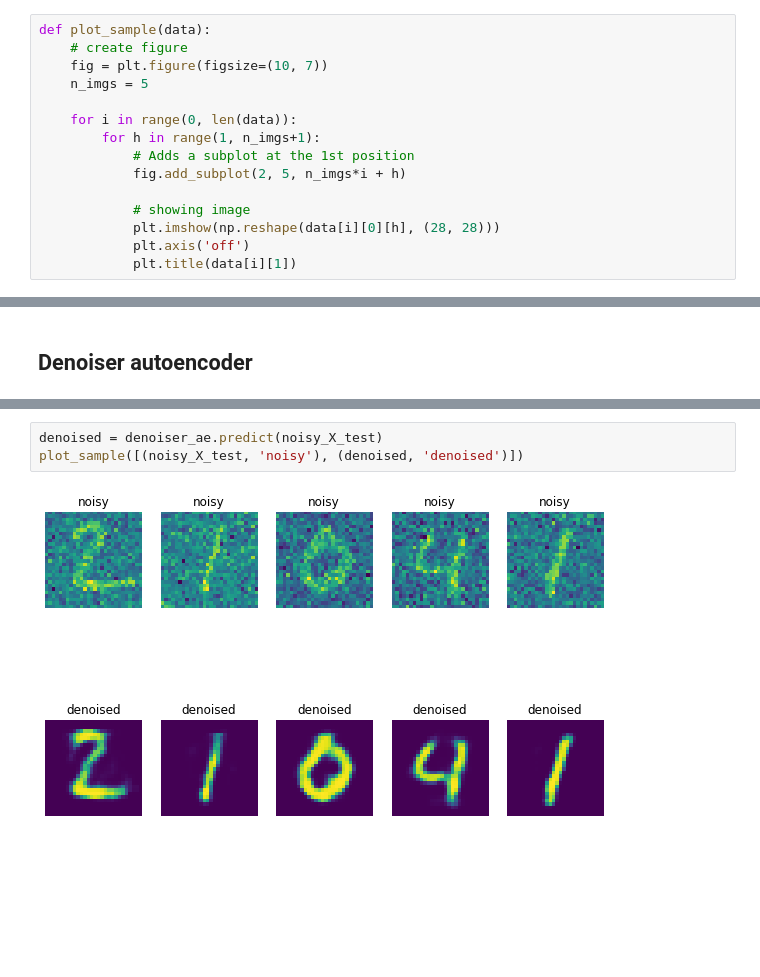
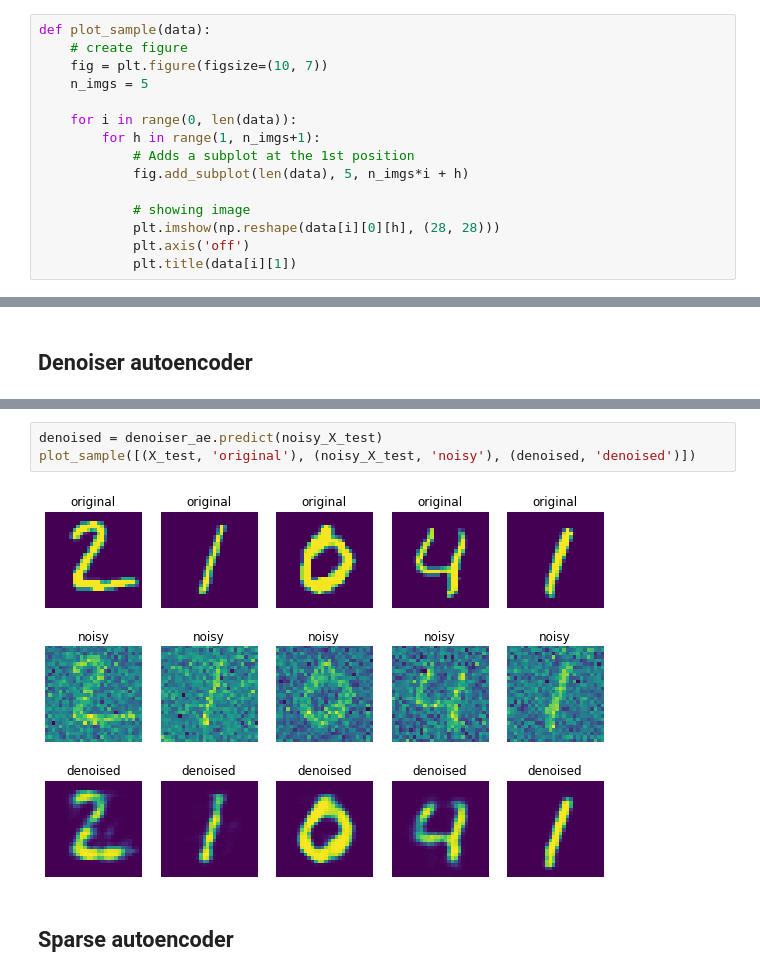
Before and after one commit to Hugand/ml-autoencoders, a Jupyter notebook: autoencoders-intro.ipynb, the cells around one changed output, grey strips where cells are left out. Saved outputs shown, nothing was run; the diff lists cells and outputs as text; blank space fills up the shorter version.

```diff
--- a/autoencoders-intro.ipynb
+++ b/autoencoders-intro.ipynb
@@ -20,7 +22,7 @@ def plot_sample(data):
     for i in range(0, len(data)):
         for h in range(1, n_imgs+1):
             # Adds a subplot at the 1st position
-            fig.add_subplot(2, 5, n_imgs*i + h)
+            fig.add_subplot(len(data), 5, n_imgs*i + h)
 
             # showing image
             plt.imshow(np.reshape(data[i][0][h], (28, 28)))
@@ -166,6 +168,8 @@ Epoch 3/3
 <tensorflow.python.keras.callbacks.History at 0x...>
 # %%
 denoised = denoiser_ae.predict(noisy_X_test)
-plot_sample([(noisy_X_test, 'noisy'), (denoised, 'denoised')])
+plot_sample([(X_test, 'original'), (noisy_X_test, 'noisy'), (denoised, 'denoised')])
 # %% [output]
-[figure, old version]
+[figure, new version]
+# %% [markdown]
+## Sparse autoencoder
```
Also changed, not shown: parts of 6 cells of this notebook.
